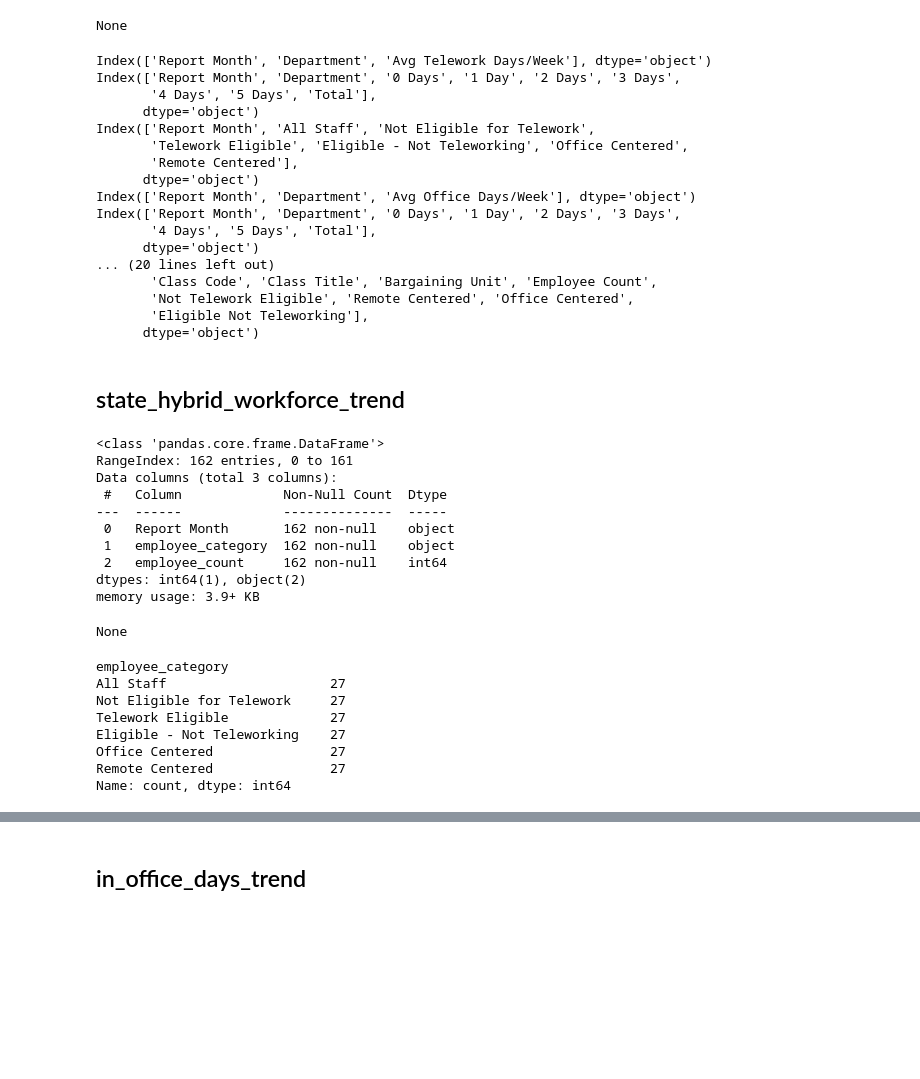
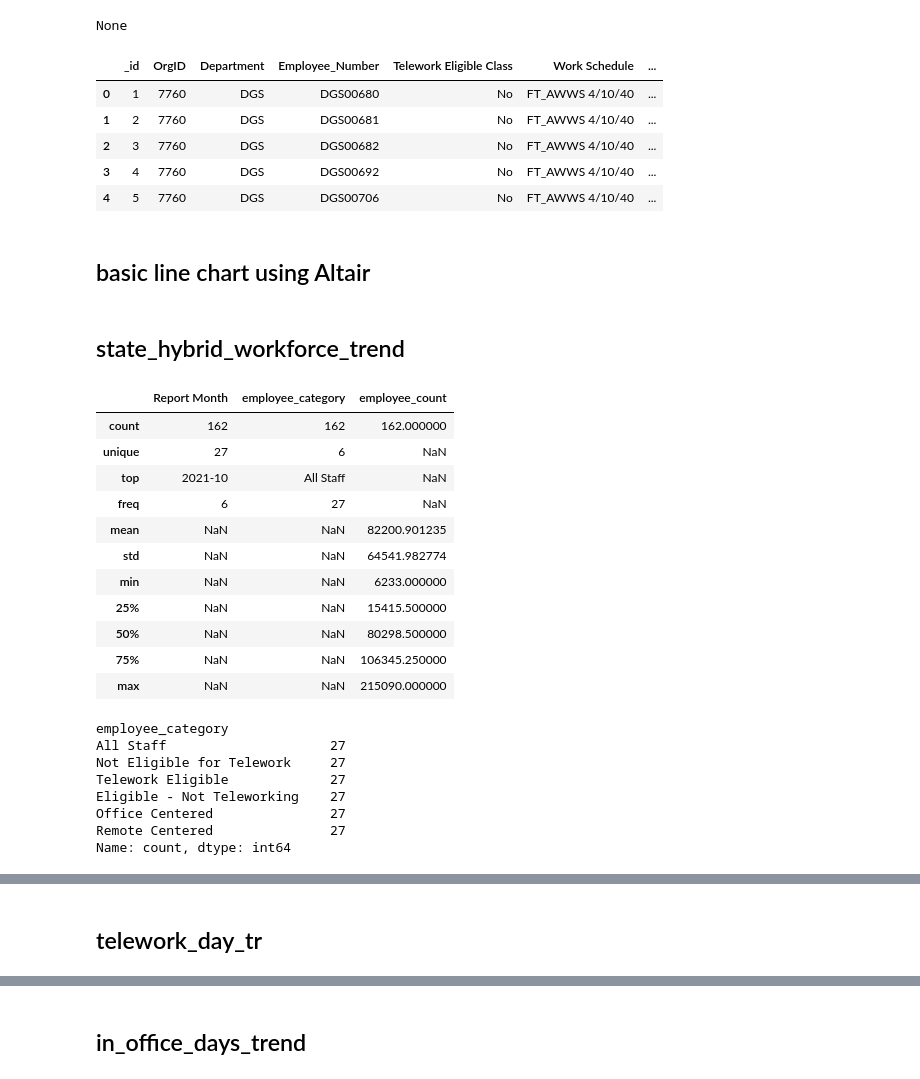
Before and after one commit to tohnny-jsunami/open_ca_telework, a Jupyter notebook: analyses/explore_telework_data.ipynb, the cells around one changed output, grey strips where cells are left out. Saved outputs shown, nothing was run; the diff lists cells and outputs as text; code cells hidden in the pictures; blank space fills up the shorter version.

```diff
--- a/analyses/explore_telework_data.ipynb
+++ b/analyses/explore_telework_data.ipynb
@@ -65,25 +125,15 @@ dtypes: float64(2), int64(3), object(5)
 memory usage: 274.7+ KB
 None
 None
-# %%
-for i in all_data:
-    print(i.columns)
-# %% [output]
-Index(['Report Month', 'Department', 'Avg Telework Days/Week'], dtype='object')
-Index(['Report Month', 'Department', '0 Days', '1 Day', '2 Days', '3 Days',
-       '4 Days', '5 Days', 'Total'],
-      dtype='object')
-Index(['Report Month', 'All Staff', 'Not Eligible for Telework',
-       'Telework Eligible', 'Eligible - Not Teleworking', 'Office Centered',
-       'Remote Centered'],
-      dtype='object')
-Index(['Report Month', 'Department', 'Avg Office Days/Week'], dtype='object')
-Index(['Report Month', 'Department', '0 Days', '1 Day', '2 Days', '3 Days',
-       '4 Days', '5 Days', 'Total'],
-      dtype='object')
-... (20 lines left out)
-       'Class Code', 'Class Title', 'Bargaining Unit', 'Employee Count',
-       'Not Telework Eligible', 'Remote Centered', 'Office Centered',
-       'Eligible Not Teleworking'],
-      dtype='object')
+# %%
+dgs_telework_status.head()
+# %% [output]
+|  | _id | OrgID | Department | Employee_Number | Telework Eligible Class | Work Schedule | ... |
+| 0 | 1 | 7760 | DGS | DGS00680 | No | FT_AWWS 4/10/40 | ... |
+| 1 | 2 | 7760 | DGS | DGS00681 | No | FT_AWWS 4/10/40 | ... |
+| 2 | 3 | 7760 | DGS | DGS00682 | No | FT_AWWS 4/10/40 | ... |
+| 3 | 4 | 7760 | DGS | DGS00692 | No | FT_AWWS 4/10/40 | ... |
+| 4 | 5 | 7760 | DGS | DGS00706 | No | FT_AWWS 4/10/40 | ... |
+# %% [markdown]
+## basic line chart using Altair
 # %%
@@ -106,27 +156,28 @@ melt_hybrid_tr = hybrid_tr.melt(
 )
 
 display(
-    melt_hybrid_tr.info(),
+    melt_hybrid_tr.describe(include="all"),
     melt_hybrid_tr["employee_category"].value_counts()
 )
 # %% [output]
+|  | Report Month | employee_category | employee_count |
+| count | 162 | 162 | 162.000000 |
+| unique | 27 | 6 | NaN |
+| top | 2021-10 | All Staff | NaN |
+| freq | 6 | 27 | NaN |
+| mean | NaN | NaN | 82200.901235 |
+| std | NaN | NaN | 64541.982774 |
+| min | NaN | NaN | 6233.000000 |
+| 25% | NaN | NaN | 15415.500000 |
+| 50% | NaN | NaN | 80298.500000 |
+| 75% | NaN | NaN | 106345.250000 |
+| max | NaN | NaN | 215090.000000 |
-<class 'pandas.core.frame.DataFrame'>
-RangeIndex: 162 entries, 0 to 161
-Data columns (total 3 columns):
- #   Column             Non-Null Count  Dtype
----  ------             --------------  -----
- 0   Report Month       162 non-null    object
- 1   employee_category  162 non-null    object
- 2   employee_count     162 non-null    int64
-dtypes: int64(1), object(2)
-memory usage: 3.9+ KB
+employee_category
+All Staff                     27
+Not Eligible for Telework     27
+Telework Eligible             27
+Eligible - Not Teleworking    27
+Office Centered               27
+Remote Centered               27
+Name: count, dtype: int64
-None
-employee_category
-All Staff                     27
-Not Eligible for Telework     27
-Telework Eligible             27
-Eligible - Not Teleworking    27
-Office Centered               27
-Remote Centered               27
-Name: count, dtype: int64
 # %%
@@ -134,2 +190,4 @@ make_line(melt_hybrid_tr, x_col="Report Month", y_col="employee_count", color="e
 # %% [output]
 [interactive output not drawn]
+# %% [markdown]
+## telework_day_tr
```
Also changed, not shown: parts of 12 cells of this notebook, 1 other file.
